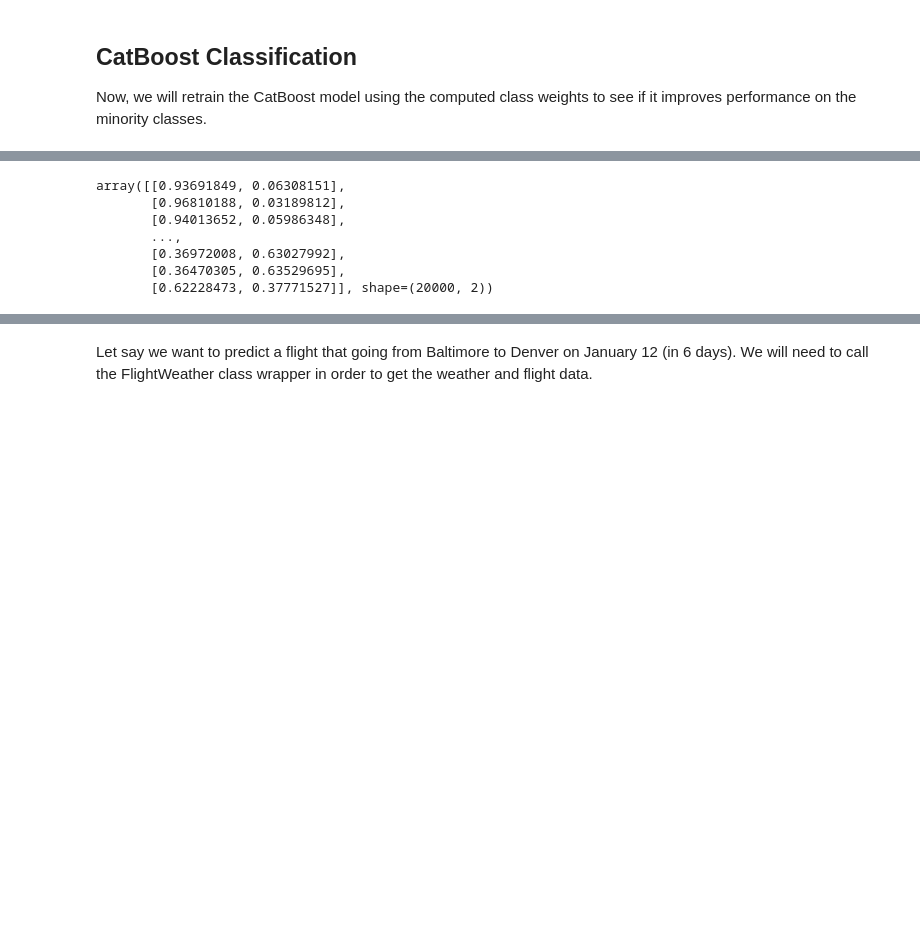
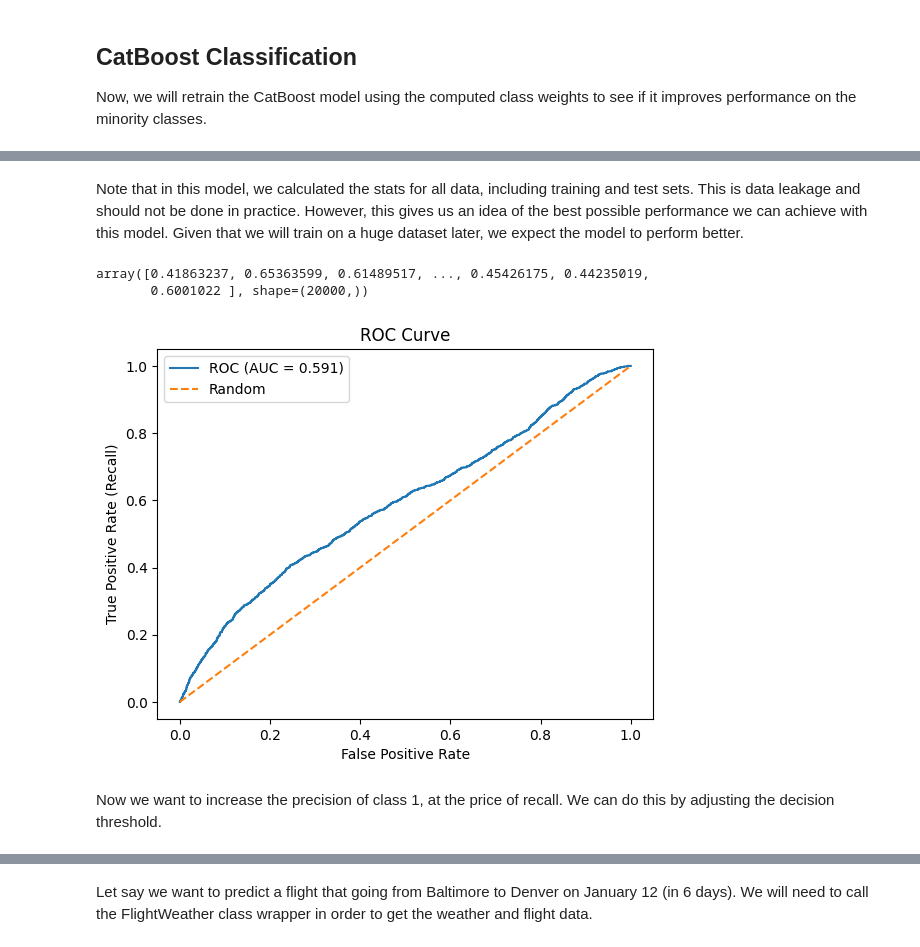
Before and after one commit to rashdul/flight-delay-prediction, a Jupyter notebook: notebooks/04_training_the_model.ipynb, the cells around one changed output, grey strips where cells are left out. Drawn from its saved outputs; the diff is of its cells as text; code cells hidden in the pictures; blank space fills up the shorter version.

```diff
--- a/notebooks/04_training_the_model.ipynb
+++ b/notebooks/04_training_the_model.ipynb
@@ -597,19 +604,23 @@ dtype: int64
 params = {
     "loss_function": "Logloss",
     "eval_metric": "AUC",
-    "iterations": 500,
-    "learning_rate": 0.05,
-    "depth": 7,
+    "iterations": 2000,
+    "learning_rate": 0.03,
+    "depth": 6,
+    "l2_leaf_reg": 5,
+    "subsample": 0.8,
     "auto_class_weights": "Balanced",
+    "random_seed": 42,
     "verbose": False,
 }
+
 
 cb_cls = CatBoost(classification=True, **params)
 
 cb_cls.fit(
     X_train_cls,
     y_train_cls,
-    nfold=1,
+    nfold=5,
     early_stopping_rounds=100)
 
 y_pred = cb_cls.predict(X_test_cls)
@@ -636,12 +667,29 @@ weighted avg       0.90      0.75      0.80     20000
-# %%
-# Probabilities instead of hard class predictions
-y_pred_proba = cb_cls.predict(X_test_cls, prediction_type="Probability")
-y_pred_proba
-# %% [output]
-array([[0.93691849, 0.06308151],
-       [0.96810188, 0.03189812],
-       [0.94013652, 0.05986348],
-       ...,
-       [0.36972008, 0.63027992],
-       [0.36470305, 0.63529695],
-       [0.62228473, 0.37771527]], shape=(20000, 2))
+# %% [markdown]
+Note that in this model, we calculated the stats for all data, including training and test sets. This is data leakage and should not be done in practice. However, this gives us an idea of the best possible performance we can achieve with this model. Given that we will train on a huge dataset later, we expect the model to perform better.
+# %%
+y_score = cb_cls.predict(X_test_cls, prediction_type='Probability')[:, 1]
+y_score
+# %% [output]
+array([0.41863237, 0.65363599, 0.61489517, ..., 0.45426175, 0.44235019,
+       0.6001022 ], shape=(20000,))
+# %%
+from sklearn.metrics import roc_curve, roc_auc_score
+
+fpr, tpr, thresholds = roc_curve(y_test_cls, y_score)
+auc = roc_auc_score(y_test_cls, y_score)
+# %%
+import matplotlib.pyplot as plt
+
+plt.figure()
+plt.plot(fpr, tpr, label=f"ROC (AUC = {auc:.3f})")
+plt.plot([0, 1], [0, 1], linestyle="--", label="Random")
+
+plt.xlabel("False Positive Rate")
+plt.ylabel("True Positive Rate (Recall)")
+plt.title("ROC Curve")
+plt.legend()
+plt.show()
+# %% [output]
+[figure, added]
+# %% [markdown]
+Now we want to increase the precision of class 1, at the price of recall. We can do this by adjusting the decision threshold.
```
Also changed, not shown: parts of 19 cells of this notebook.
